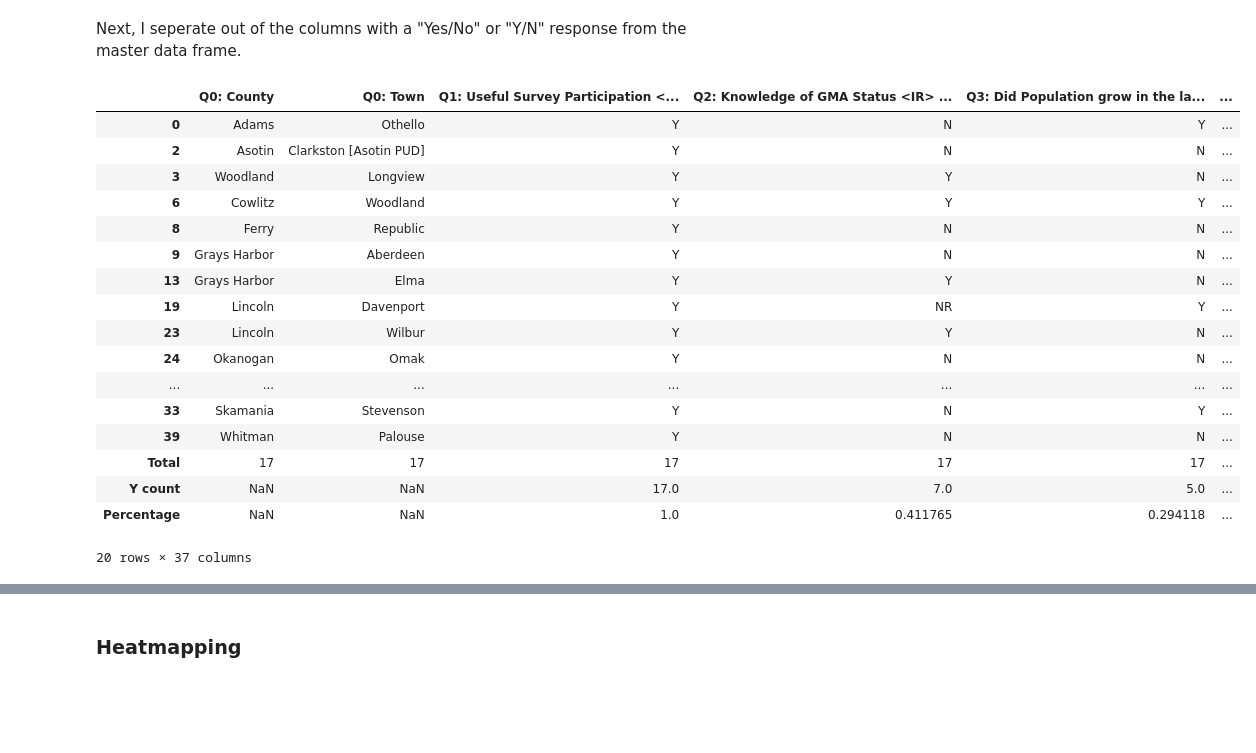
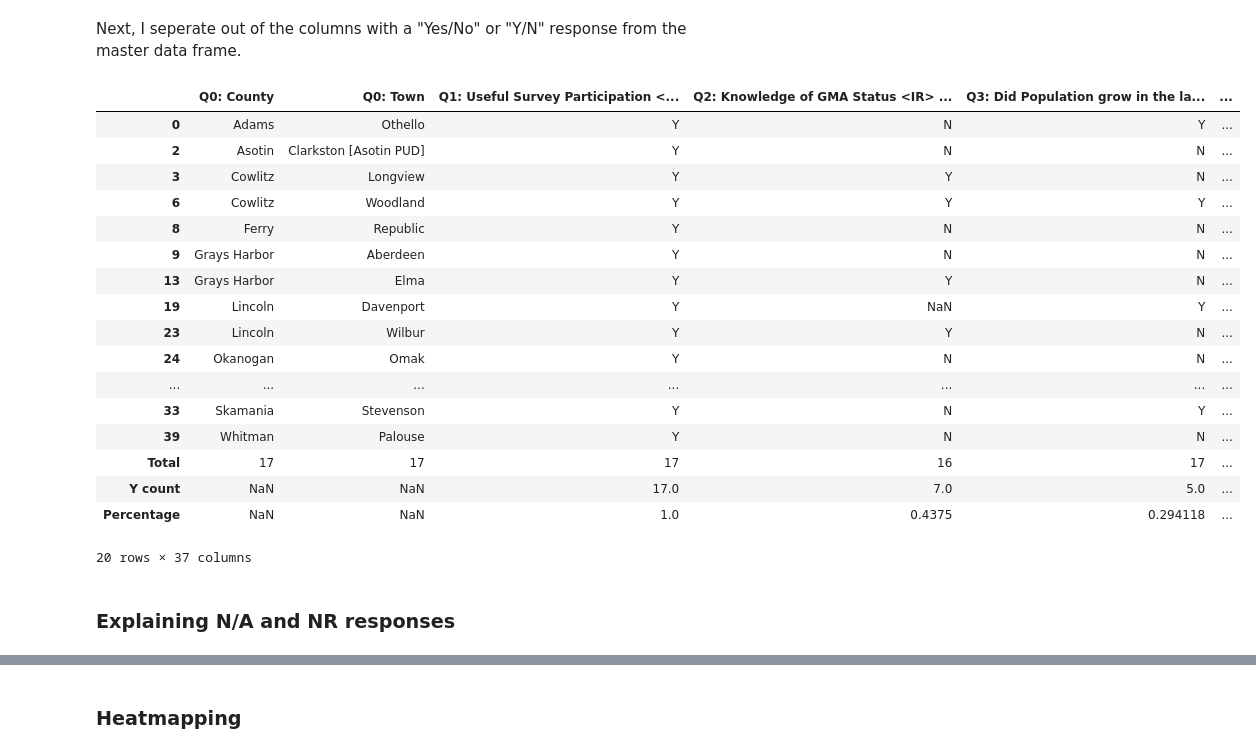
Before and after one commit to rowanjmedlock/WS_WaterProj_repo, a Jupyter notebook: notebook/Public Works Survey Analysis.ipynb, the cells around one changed output, grey strips where cells are left out. Drawn from its saved outputs; the diff is of its cells as text; code cells hidden in the pictures; blank space fills up the shorter version.

```diff
--- a/notebook/Public Works Survey Analysis.ipynb
+++ b/notebook/Public Works Survey Analysis.ipynb
@@ -243,45 +244,51 @@ Next, I seperate out of the columns with a "Yes/No" or "Y/N" response from the m
 def YesNoDf (mDf = Mdf):
     YN_df = mDf.copy(deep = False)
     return pd.concat([YN_df.iloc[:, :2], YN_df.filter(regex = "(Y/N)")], axis = 1)
 
 YnDf = YesNoDf()
 
 ## filter out non-participating towns
 
 YnDf = YnDf[YnDf["Q1: Useful Survey Participation <DI> (Y/N)"] == 'Y']
 
 RowNames = YnDf.columns[:2]
 Data_Cols = YnDf.columns[2:]
 
+## Coding "NR" results the same as "N/A" results
+
+YnDf[Data_Cols] = YnDf[Data_Cols].replace('NR', np.nan)
+
 ## add a "totals" row for all non-Nan values per column
 
 YnDf.loc['Total'] = YnDf.count()
 
 ## count of "Yes" values per column
 
 YnDf.loc["Y count"] = (YnDf[Data_Cols] == 'Y').sum().apply(int)
 
 ## Y count / Total per column
 
 YnDf.loc["Percentage"] = YnDf.iloc[-1].div(YnDf.iloc[-2])
 
 display(YnDf)
 # %% [output]
 |  | Q0: County | Q0: Town | Q1: Useful Survey Participation <... | Q2: Knowledge of GMA Status <IR> ... | Q3: Did Population grow in the la... | ... |
 | 0 | Adams | Othello | Y | N | Y | ... |
 | 2 | Asotin | Clarkston [Asotin PUD] | Y | N | N | ... |
-| 3 | Woodland | Longview | Y | Y | N | ... |
+| 3 | Cowlitz | Longview | Y | Y | N | ... |
 | 6 | Cowlitz | Woodland | Y | Y | Y | ... |
 | 8 | Ferry | Republic | Y | N | N | ... |
 | 9 | Grays Harbor | Aberdeen | Y | N | N | ... |
 | 13 | Grays Harbor | Elma | Y | Y | N | ... |
-| 19 | Lincoln | Davenport | Y | NR | Y | ... |
+| 19 | Lincoln | Davenport | Y | NaN | Y | ... |
 | 23 | Lincoln | Wilbur | Y | Y | N | ... |
 | 24 | Okanogan | Omak | Y | N | N | ... |
 | ... | ... | ... | ... | ... | ... | ... |
 | 33 | Skamania | Stevenson | Y | N | Y | ... |
 | 39 | Whitman | Palouse | Y | N | N | ... |
-| Total | 17 | 17 | 17 | 17 | 17 | ... |
+| Total | 17 | 17 | 17 | 16 | 17 | ... |
 | Y count | NaN | NaN | 17.0 | 7.0 | 5.0 | ... |
-| Percentage | NaN | NaN | 1.0 | 0.411765 | 0.294118 | ... |
+| Percentage | NaN | NaN | 1.0 | 0.4375 | 0.294118 | ... |
 20 rows × 37 columns
+# %% [markdown]
+### Explaining N/A and NR responses
```
Also changed, not shown: parts of 9 cells of this notebook.
